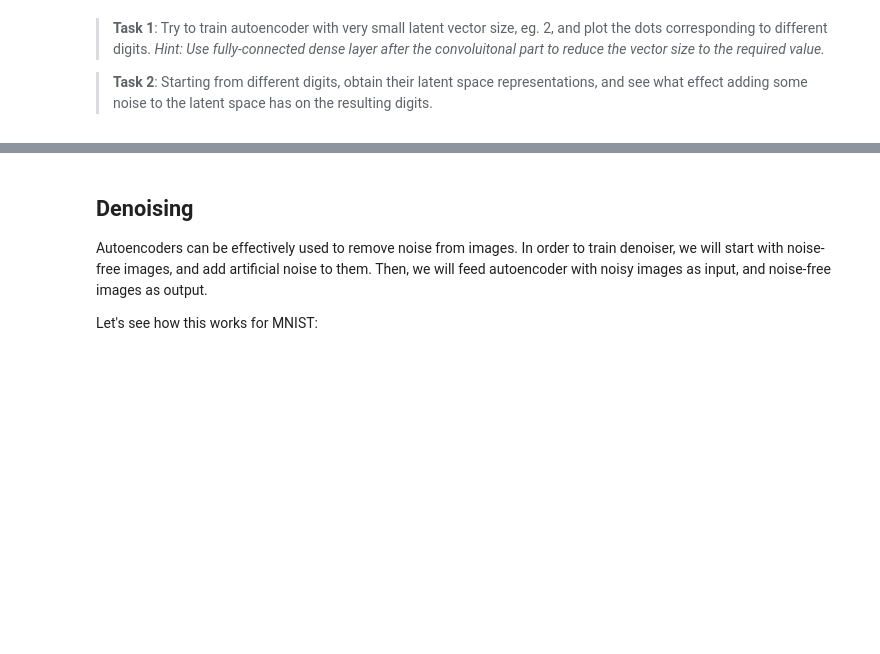
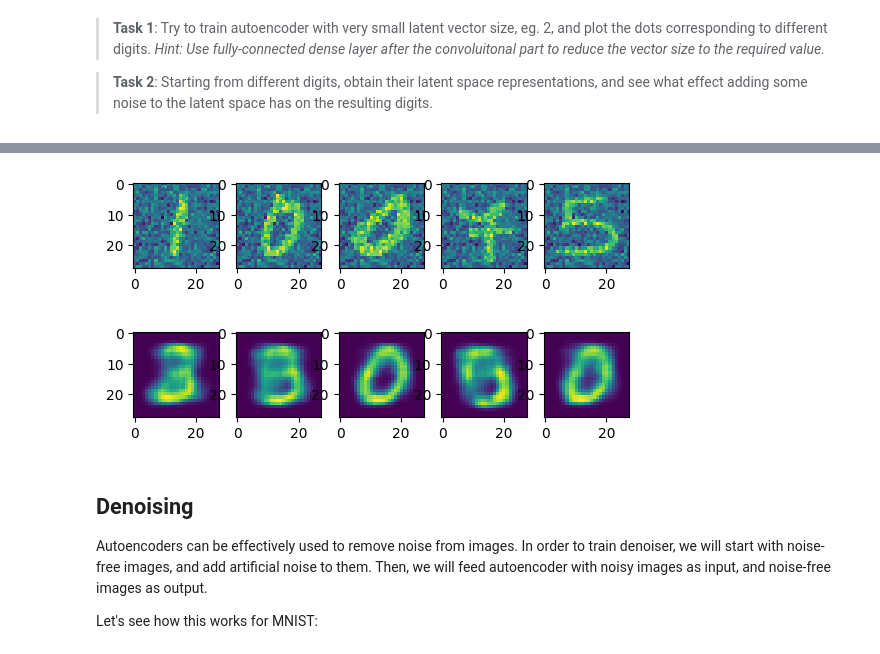
Before and after one commit to KalebKei/AI-For-Beginners, a Jupyter notebook: lessons/4-ComputerVision/09-Autoencoders/AutoEncodersPyTorch.ipynb, the cells around one changed output, grey strips where cells are left out. Cells and saved outputs as stored; diff of their text form; code cells hidden in the pictures; blank space fills up the shorter version.

Commit message:
Finished lecture and task 1 of AutoEncoders && Work in progress on final task in AutoEncoders.

```diff
--- a/lessons/4-ComputerVision/09-Autoencoders/AutoEncodersPyTorch.ipynb
+++ b/lessons/4-ComputerVision/09-Autoencoders/AutoEncodersPyTorch.ipynb
@@ -235,3 +329,23 @@ plotn(plots, predictions)
+# %%
+# Task 2
+
+model.eval()
+predictions = []
+noise = []
+plots = 5
+test_noisy_tensor = torch.FloatTensor(noisify([1, 1, 28, 28])).to(device)
+for i, data in enumerate(test_dataset):
+    if i == plots:
+        break
+    shapes = data[0].shape
+    noisy_data = data[0] + test_noisy_tensor[0].detach().cpu()
+    noise.append(noisy_data)
+    predictions.append(model(noisy_data.to(device).unsqueeze(0)).detach().cpu())
+plotn(plots, noise)
+plotn(plots, predictions)
+# %% [output]
+[figure, added]
+[figure, added]
 # %% [markdown]
 ## Denoising
 
```
Also changed, not shown: parts of 11 cells of this notebook.
